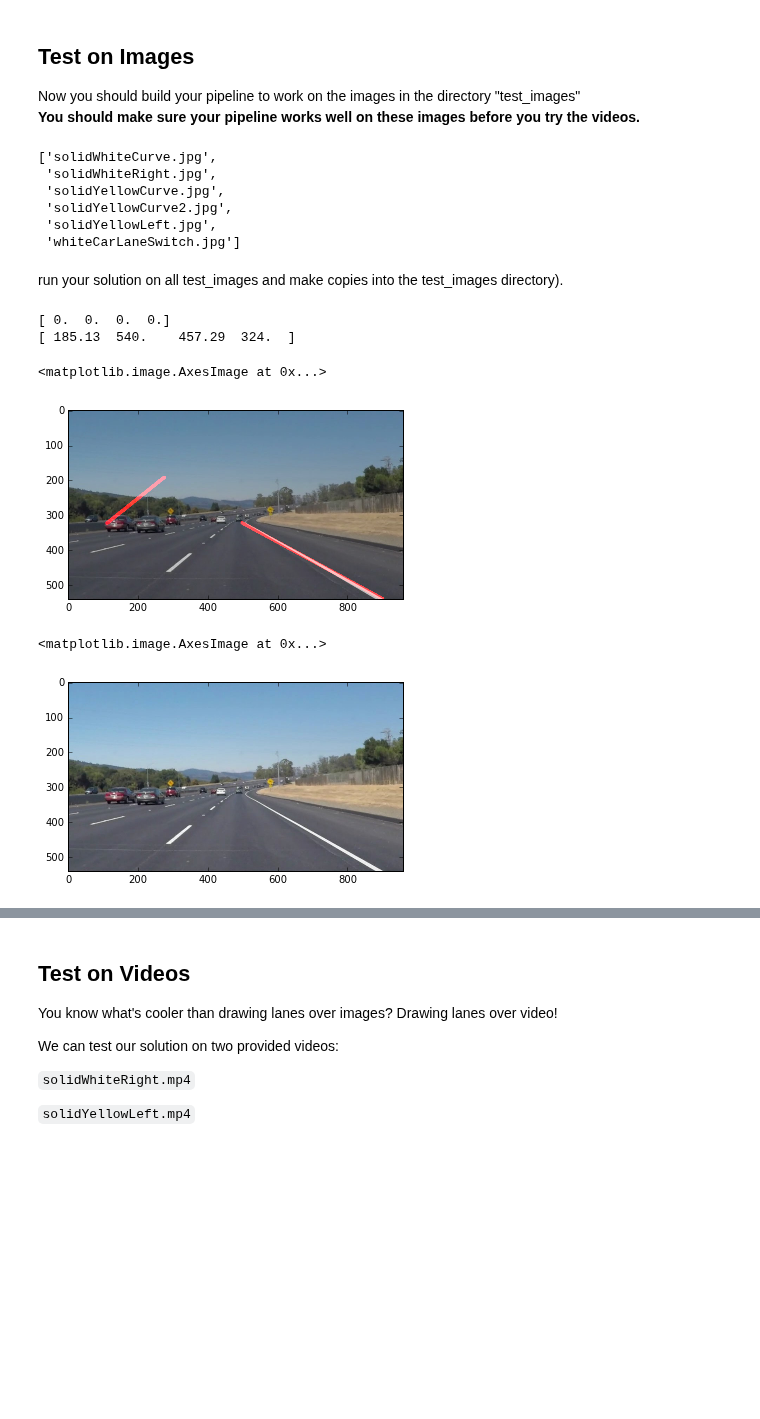
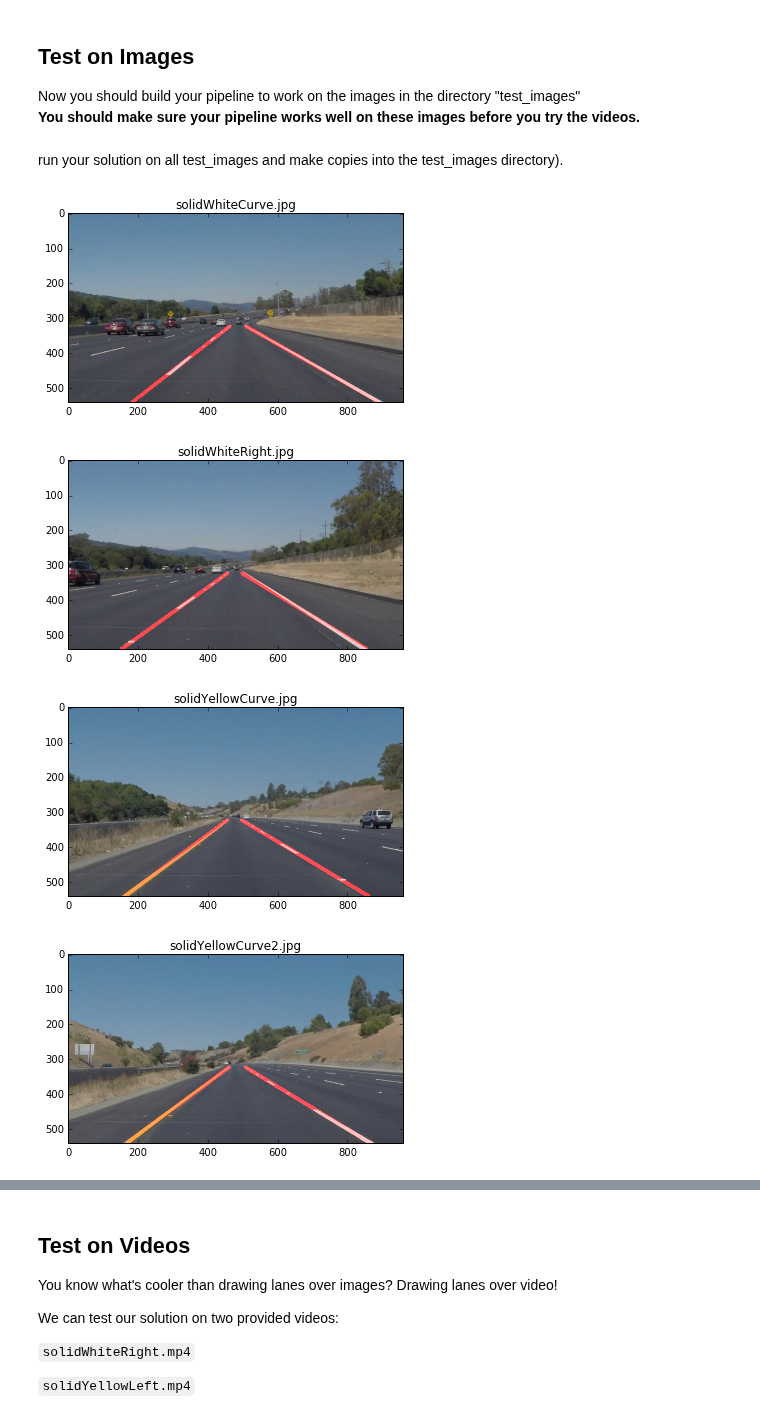
Before and after one commit to h-shib/CarND-LaneLines-P1, a Jupyter notebook: P1.ipynb, the cells around one changed output, grey strips where cells are left out. Drawn from its saved outputs; the diff is of its cells as text; code cells hidden in the pictures; blank space fills up the shorter version.

Commit message:
fix comments, change global variable name

```diff
--- a/P1.ipynb
+++ b/P1.ipynb
@@ -68,3 +65,13 @@ right_line_prev = np.zeros(4)
+# %%
+# set global variable to store previous line position
+left_line_stack = np.empty((0,4), float)
+right_line_stack = np.empty((0,4), float)
+
+def reset_global_line_stack():
+    global left_line_stack
+    global right_line_stack
+    left_line_stack = np.empty((0,4), float)
+    right_line_stack = np.empty((0,4), float)
 # %%
 import math
 
@@ -226,14 +219,7 @@ Now you should build your pipeline to work on the images in the directory "test_
 **You should make sure your pipeline works well on these images before you try the videos.**
 # %%
 import os
-os.listdir("test_images/")
+test_images = os.listdir("test_images/")
-# %% [output]
-['solidWhiteCurve.jpg',
- 'solidWhiteRight.jpg',
- 'solidYellowCurve.jpg',
- 'solidYellowCurve2.jpg',
- 'solidYellowLeft.jpg',
- 'whiteCarLaneSwitch.jpg']
 # %% [markdown]
 run your solution on all test_images and make copies into the test_images directory).
 # %%
@@ -245,37 +231,35 @@ def identify_line(image):
     thresholds = [50, 150]
     canny_img = canny(gray_img, thresholds[0], thresholds[1])
 
+    # smooth image
     kernel_size = 5
     blur_img = gaussian_blur(canny_img, kernel_size)
 
-    # Mask image
-    vertices = np.array([[(imshape[1]*0.15, imshape[0]), (imshape[1]*0.45, imshape[0]*0.6), (imshape[1]*0.55, imshape[0]*0.6), (imshape[1], imshape[0])]], dtype=np.int32)
+    # mask image
+    vertices = np.array([[(0, imshape[0]), (imshape[1]*0.45, imshape[0]*0.6), (imshape[1]*0.55, imshape[0]*0.6), (imshape[1], imshape[0])]], dtype=np.int32)
     masked_img = region_of_interest(blur_img, vertices)
 
-    rho = 1 # distance resolution in pixels of the Hough grid
-    theta = np.pi/180 # angular resolution in radians of the Hough grid
-    threshold = 20     # minimum number of votes (intersections in Hough grid cell)
-    min_line_length = 40 #minimum number of pixels making up a line
-    max_line_gap = 1    # maximum gap in pixels between connectable line segments
+    # detect lines with hough transform
+    rho = 1
+    theta = np.pi/180
+    threshold = 30
+    min_line_length = 30
+    max_line_gap = 1
 
     line_img = hough_lines(masked_img, rho, theta, threshold, min_line_length, max_line_gap)
-
     output_img = weighted_img(line_img, image)
-
     return output_img
-# %%
-left_line_prev = np.zeros(4)
-test_img = mpimg.imread('test_images/solidWhiteCurve.jpg')
-tested_img = identify_line(test_img)
-plt.imshow(tested_img, cmap='gray')
-# %% [output]
-[ 0.  0.  0.  0.]
-[ 185.13  540.    457.29  324.  ]
-<matplotlib.image.AxesImage at 0x...>
-[figure, removed]
-# %%
-original_img = mpimg.imread('test_images/solidWhiteCurve.jpg')
-plt.imshow(original_img)
-# %% [output]
-<matplotlib.image.AxesImage at 0x...>
-[figure, removed]
+# %%
+# test on images
+for image in test_images:
+    reset_global_line_stack()
+    img = mpimg.imread('test_images/' + image)
+    img_with_line = identify_line(img)
+    plt.title(image)
+    plt.imshow(img_with_line)
+    plt.show()
+# %% [output]
+[figure, added]
+[figure, added]
+[figure, added]
+[figure, added]
```
Also changed, not shown: parts of 7 cells of this notebook.
